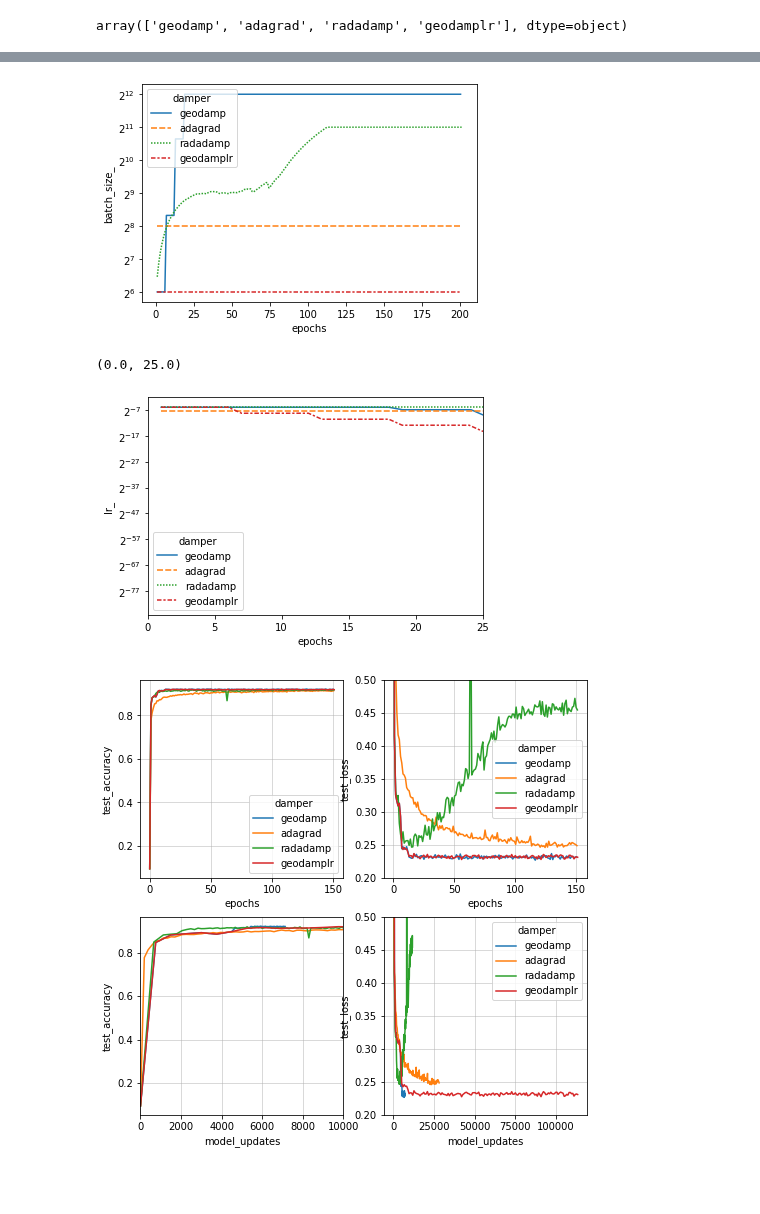
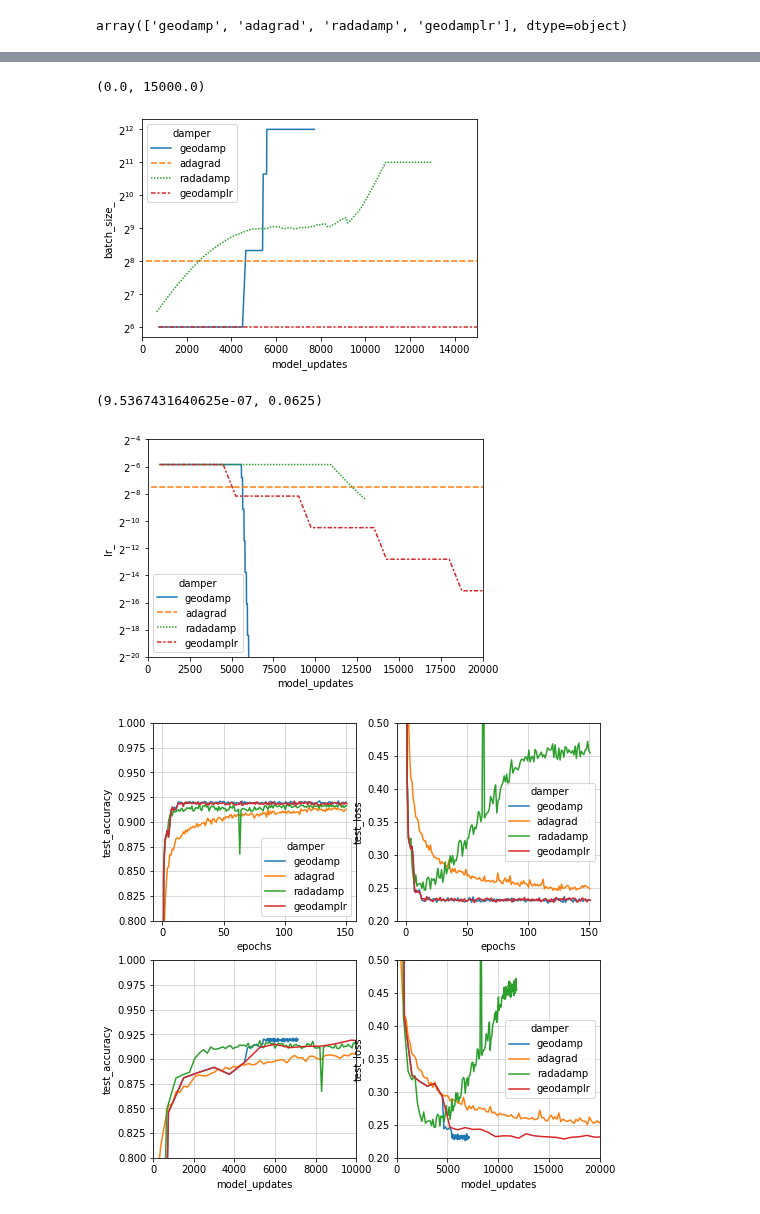
Before and after one commit to stsievert/adadamp-experiments, a Jupyter notebook: exp-fashion-mnist/Viz.ipynb, the cells around one changed output, grey strips where cells are left out. Cells and saved outputs as stored; diff of their text form; code cells hidden in the pictures; blank space fills up the shorter version.

Commit message:
new radadamp train plots

```diff
--- a/exp-fashion-mnist/Viz.ipynb
+++ b/exp-fashion-mnist/Viz.ipynb
@@ -6,7 +6,7 @@ import seaborn as sns
 import matplotlib.pyplot as plt
 # %%
 train_dir = Path("_data/2021-05-13-v2")
-train_dfs = list(train_dir.glob("*test.csv.zip"))
+train_dfs = list(train_dir.glob("*train.csv.zip"))
 print(train_dfs)
 out_dfs = []
 for k, train_df in enumerate(train_dfs):
@@ -91,18 +99,22 @@ ax.set_yscale("log", basey=2)
 # %%
-ax = sns.lineplot(x="epochs", y="batch_size_", hue="damper", data=df, ci=None, style="damper")
+ax = sns.lineplot(x="model_updates", y="batch_size_", hue="damper", data=df, ci=None, style="damper")
 ax.set_yscale("log", basey=2)
+ax.set_xlim(0, 15000)
+# ax.set_ylim(2**-20, 2**-4)
 # %% [output]
+(0.0, 15000.0)
-[figure, old version]
+[figure, new version]
 # %%
 ax = sns.lineplot(x="epochs", y="damping", hue="damper", data=df, ci=None, style="damper")
 ax.set_yscale("log", basey=2)
 # %%
-ax = sns.lineplot(x="epochs", y="lr_", hue="damper", data=df, ci=None, style="damper")
+ax = sns.lineplot(x="model_updates", y="lr_", hue="damper", data=df, ci=None, style="damper")
 ax.set_yscale("log", basey=2)
-ax.set_xlim(0, 25)
+ax.set_xlim(0, 20000)
+ax.set_ylim(2**-20, 2**-4)
 # %% [output]
-(0.0, 25.0)
+(9.5367431640625e-07, 0.0625)
-[figure, old version]
+[figure, new version]
 # %%
 import seaborn as sns
 import matplotlib.pyplot as plt
@@ -111,31 +123,35 @@ fig, axs = plt.subplots(nrows=2, ncols=2, figsize=(w, w))
 
 for i, x in enumerate(["epochs", "model_updates"]):
     for j, y in enumerate(["test_accuracy", "test_loss"]):
         idx = ~df.damper.isin([])
         show = df[idx].copy()
         show = show[show.epochs <= 150 + 1]
         ax = sns.lineplot(
             data=show,
             x=x,
             y=y,
             hue="damper",
             ax=axs[i][j],
             ci=None,
 #             ci="sd",
 #             ci=95,
             estimator=np.median,
         )
 #         if "model" in x:
 #             ax.set_xscale("log", basex=2)
 #             ax.set_xlim(2**11, None)
 #         if "accuracy" in y:
 #             ax.set_ylim(0.85, 0.92)
         if "loss" in y:
             ax.set_ylim(0.2, 0.5)
+        if "loss" in y and "updates" in x:
+            ax.set_xlim(0, 20_000)
+        if "acc" in y:
+            ax.set_ylim(0.8,1)
         if "acc" in y and "updates" in x:
             ax.set_xlim(0, 10_000)
         ax.grid(alpha=0.6)
         if "acc" in y and "model" in x:
             ax.legend_.remove()
 # %% [output]
-[figure, old version]
+[figure, new version]
```
Also changed, not shown: parts of 8 cells of this notebook, 1 other file.
